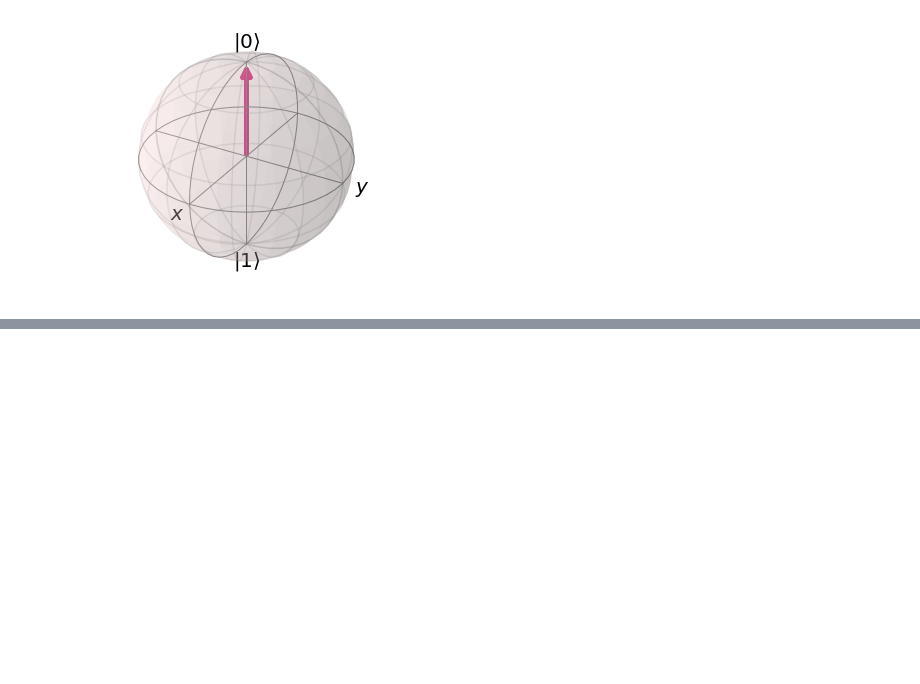
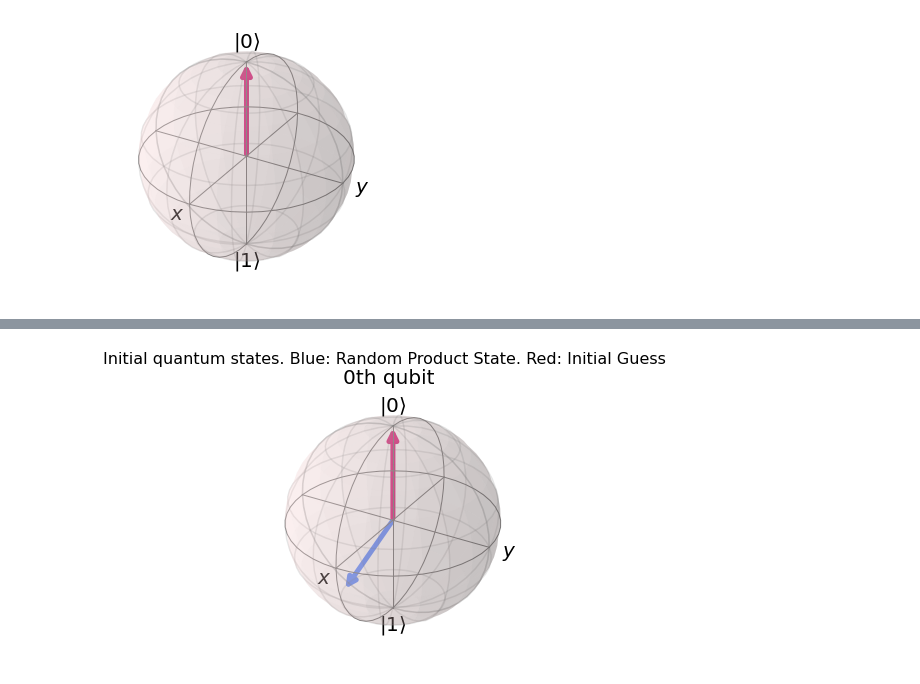
Before and after one commit to GyeonghunKim/qosf-screening-tasks, a Jupyter notebook: task1.ipynb, the cells around one changed output, grey strips where cells are left out. Saved outputs shown, nothing was run; the diff lists cells and outputs as text; code cells hidden in the pictures; blank space fills up the shorter version.

```diff
--- a/task1.ipynb
+++ b/task1.ipynb
@@ -52,0 +84,5 @@ print("\n" + str(res.x[:, 1]%(2 * np.pi)))
+# %%
+number_of_animation_frame = 30
+animation = solver.show_N_qubit_optimization_trajectory_on_bloch_sphere(number_of_animation_frame = number_of_animation_frame)
+# %% [output]
+[figure, added]
```
Also changed, not shown: parts of 24 cells of this notebook, 5 other files.
